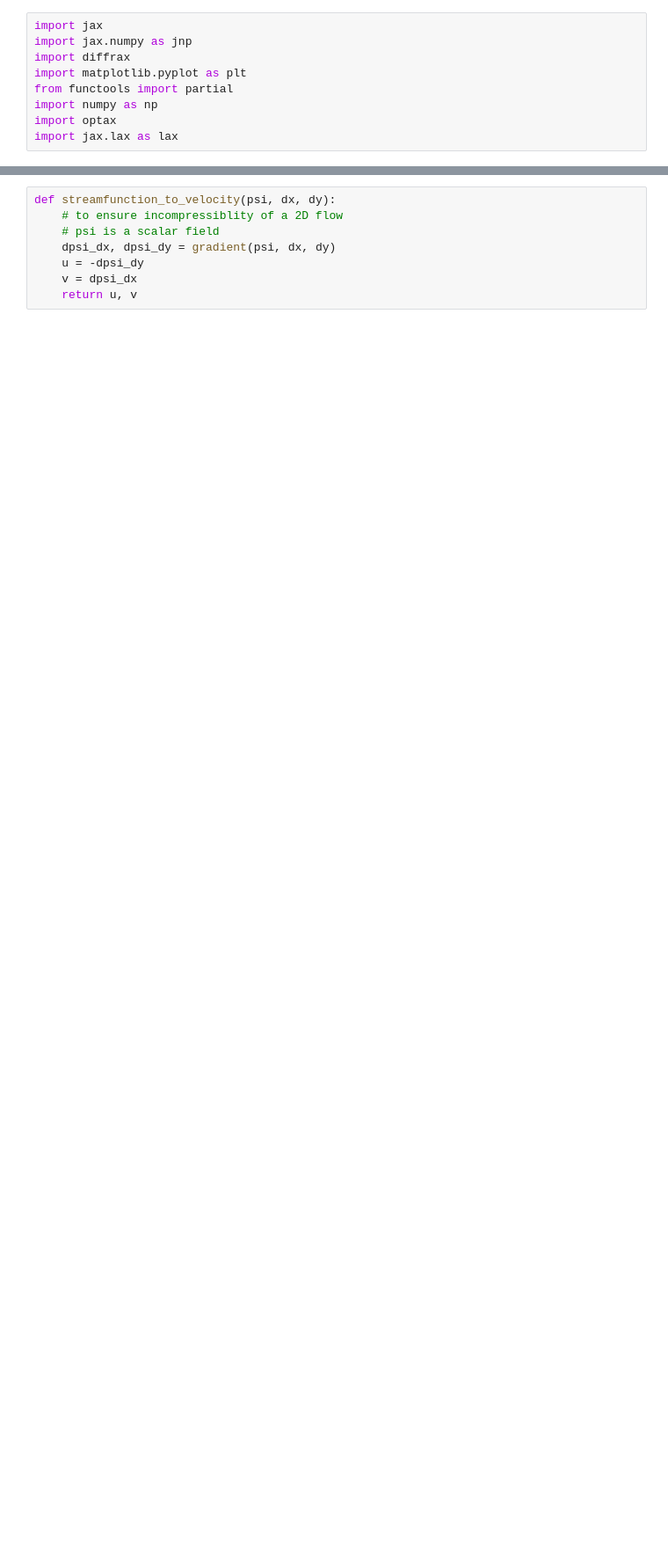
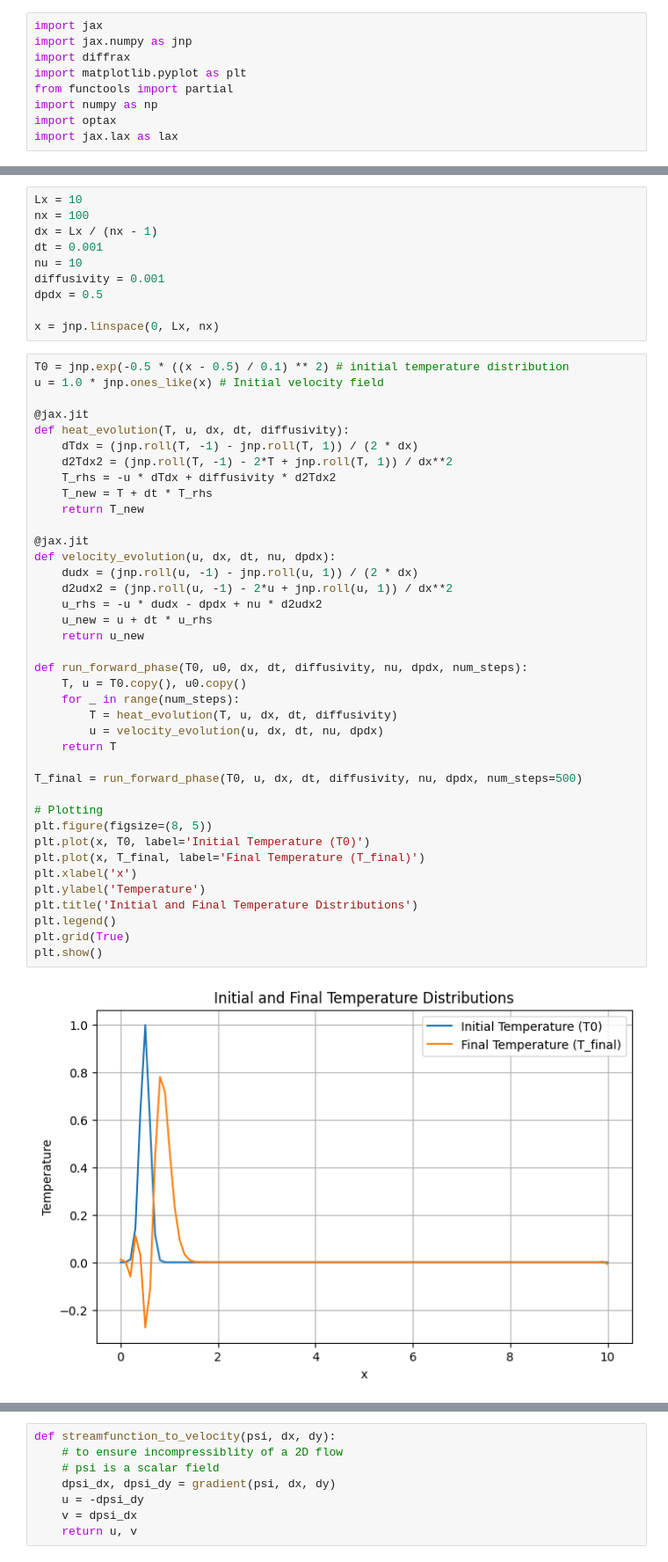
Before and after one commit to jessicakzhang/differential-envopt, a Jupyter notebook: heat_example/heat_NS_optimization.ipynb, the cells around one changed output, grey strips where cells are left out. Shown: that part at 88% size. Cells and saved outputs as stored; diff of their text form; blank space fills up the shorter version.

Commit message:
Update 1D forward simulation phase

```diff
--- a/heat_example/heat_NS_optimization.ipynb
+++ b/heat_example/heat_NS_optimization.ipynb
@@ -39,0 +22,51 @@ X, Y = jnp.meshgrid(x, y, indexing='ij')
+# %%
+Lx = 10
+nx = 100
+dx = Lx / (nx - 1)
+dt = 0.001
+nu = 10
+diffusivity = 0.001
+dpdx = 0.5
+
+x = jnp.linspace(0, Lx, nx)
+# %%
+T0 = jnp.exp(-0.5 * ((x - 0.5) / 0.1) ** 2) # initial temperature distribution
+u = 1.0 * jnp.ones_like(x) # Initial velocity field
+
+@jax.jit
+def heat_evolution(T, u, dx, dt, diffusivity):
+    dTdx = (jnp.roll(T, -1) - jnp.roll(T, 1)) / (2 * dx)
+    d2Tdx2 = (jnp.roll(T, -1) - 2*T + jnp.roll(T, 1)) / dx**2
+    T_rhs = -u * dTdx + diffusivity * d2Tdx2
+    T_new = T + dt * T_rhs
+    return T_new
+
+@jax.jit
+def velocity_evolution(u, dx, dt, nu, dpdx):
+    dudx = (jnp.roll(u, -1) - jnp.roll(u, 1)) / (2 * dx)
+    d2udx2 = (jnp.roll(u, -1) - 2*u + jnp.roll(u, 1)) / dx**2
+    u_rhs = -u * dudx - dpdx + nu * d2udx2
+    u_new = u + dt * u_rhs
+    return u_new
+
+def run_forward_phase(T0, u0, dx, dt, diffusivity, nu, dpdx, num_steps):
+    T, u = T0.copy(), u0.copy()
+    for _ in range(num_steps):
+        T = heat_evolution(T, u, dx, dt, diffusivity)
+        u = velocity_evolution(u, dx, dt, nu, dpdx)
+    return T
+
+T_final = run_forward_phase(T0, u, dx, dt, diffusivity, nu, dpdx, num_steps=500)
+
+# Plotting
+plt.figure(figsize=(8, 5))
+plt.plot(x, T0, label='Initial Temperature (T0)')
+plt.plot(x, T_final, label='Final Temperature (T_final)')
+plt.xlabel('x')
+plt.ylabel('Temperature')
+plt.title('Initial and Final Temperature Distributions')
+plt.legend()
+plt.grid(True)
+plt.show()
+# %% [output]
+[figure, added]
```
Also changed, not shown: parts of 14 cells of this notebook.
